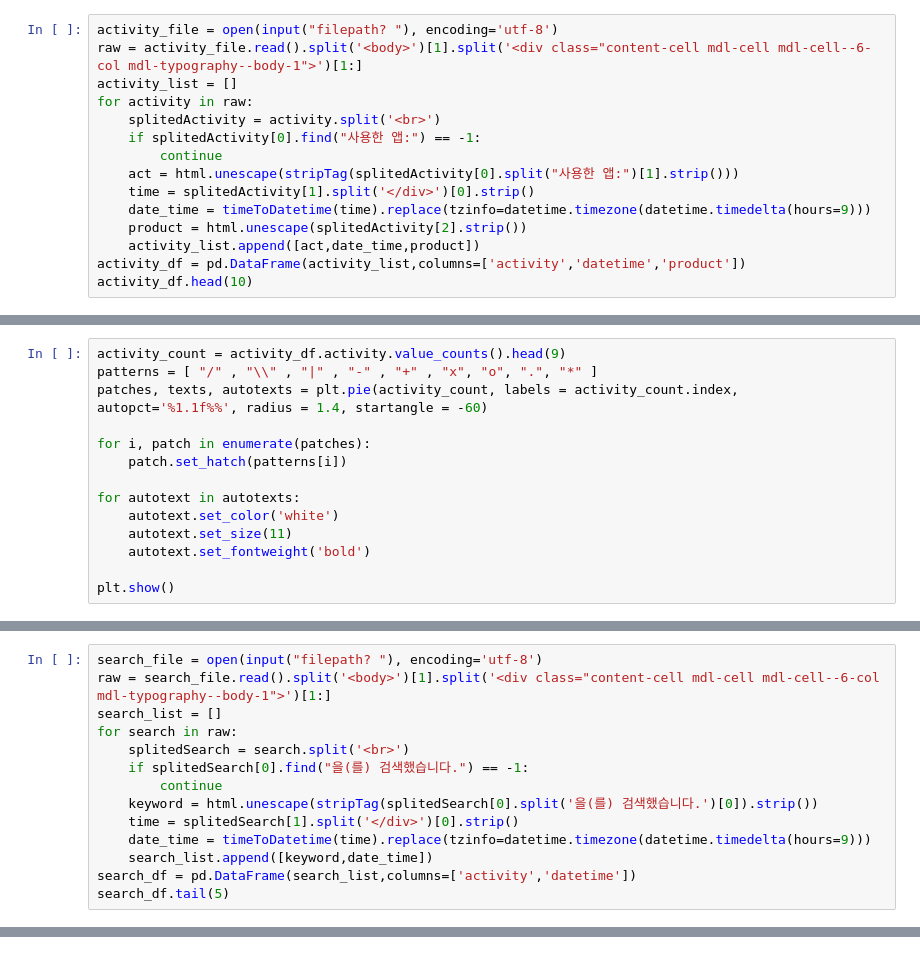
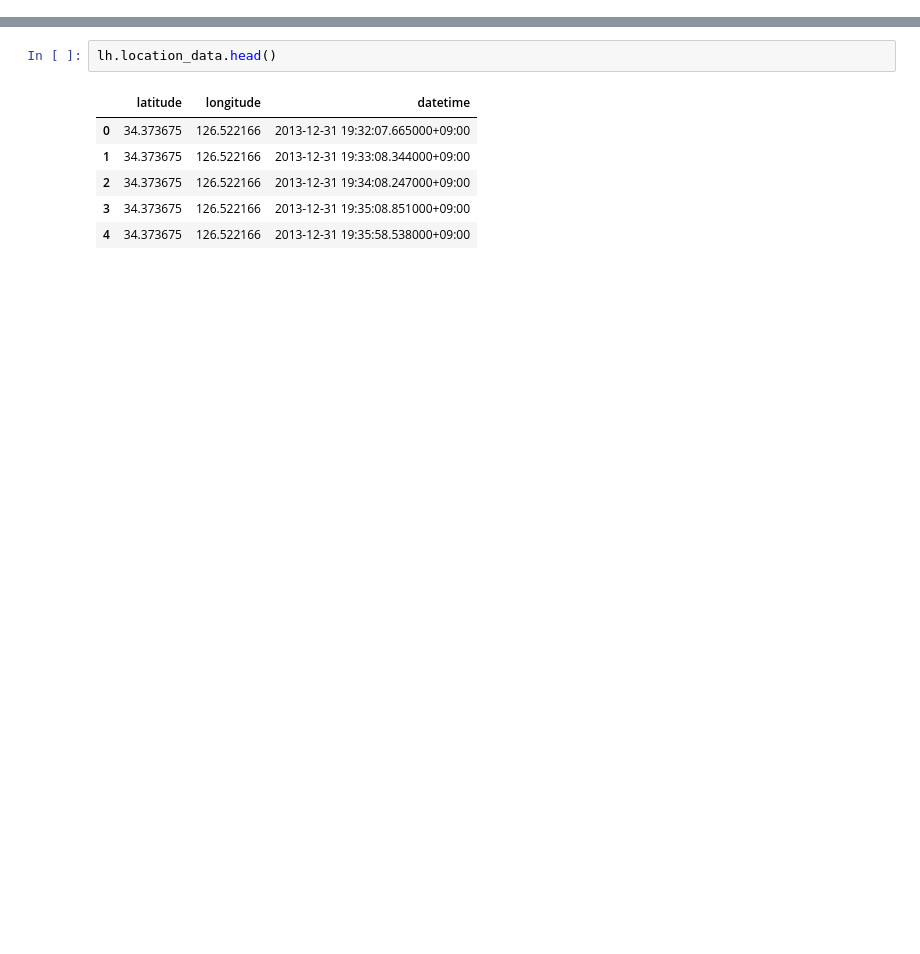
Before and after one commit to briron/google-user-data-visualization, a Jupyter notebook: google user's data visualization.ipynb, the cells around one changed output, grey strips where cells are left out. Cells and saved outputs as stored; diff of their text form; blank space fills up the shorter version.

```diff
--- a/google user's data visualization.ipynb
+++ b/google user's data visualization.ipynb
@@ -538,15 +0,0 @@ def timeToDatetime(line):
-# %%
-activity_file = open(input("filepath? "), encoding='utf-8')
-raw = activity_file.read().split('<body>')[1].split('<div class="content-cell mdl-cell mdl-cell--6-col mdl-typography--body-1">')[1:]
-activity_list = []
-for activity in raw:
-    splitedActivity = activity.split('<br>')
-    if splitedActivity[0].find("사용한 앱:") == -1:
-        continue
-    act = html.unescape(stripTag(splitedActivity[0].split("사용한 앱:")[1].strip()))
-    time = splitedActivity[1].split('</div>')[0].strip()
-    date_time = timeToDatetime(time).replace(tzinfo=datetime.timezone(datetime.timedelta(hours=9)))
-    product = html.unescape(splitedActivity[2].strip())
-    activity_list.append([act,date_time,product])
-activity_df = pd.DataFrame(activity_list,columns=['activity','datetime','product'])
-activity_df.head(10)
@@ -568,14 +0,0 @@ filepath? C:\Users\youop_84q7ud7\Desktop\takeout-20190814T164424Z-001\Takeout\
-# %%
-activity_count = activity_df.activity.value_counts().head(9)
-patterns = [ "/" , "\\" , "|" , "-" , "+" , "x", "o", ".", "*" ]
-patches, texts, autotexts = plt.pie(activity_count, labels = activity_count.index, autopct='%1.1f%%', radius = 1.4, startangle = -60)
-
-for i, patch in enumerate(patches):
-    patch.set_hatch(patterns[i])
-
-for autotext in autotexts:
-    autotext.set_color('white')
-    autotext.set_size(11)
-    autotext.set_fontweight('bold')
-
-plt.show()
@@ -695,14 +0,0 @@ fig = visualizeAppUseTimelineGrad(appTotalData, "")
-# %%
-search_file = open(input("filepath? "), encoding='utf-8')
-raw = search_file.read().split('<body>')[1].split('<div class="content-cell mdl-cell mdl-cell--6-col mdl-typography--body-1">')[1:]
-search_list = []
-for search in raw:
-    splitedSearch = search.split('<br>')
-    if splitedSearch[0].find("을(를) 검색했습니다.") == -1:
-        continue
-    keyword = html.unescape(stripTag(splitedSearch[0].split('을(를) 검색했습니다.')[0]).strip())
-    time = splitedSearch[1].split('</div>')[0].strip()
-    date_time = timeToDatetime(time).replace(tzinfo=datetime.timezone(datetime.timedelta(hours=9)))
-    search_list.append([keyword,date_time])
-search_df = pd.DataFrame(search_list,columns=['activity','datetime'])
-search_df.tail(5)
@@ -793,0 +253,9 @@ fig = visualizeKeywordTimeline(search_df)
+# %%
+lh.location_data.head()
+# %% [output]
+|  | latitude | longitude | datetime |
+| 0 | 34.373675 | 126.522166 | 2013-12-31 19:32:07.665000+09:00 |
+| 1 | 34.373675 | 126.522166 | 2013-12-31 19:33:08.344000+09:00 |
+| 2 | 34.373675 | 126.522166 | 2013-12-31 19:34:08.247000+09:00 |
+| 3 | 34.373675 | 126.522166 | 2013-12-31 19:35:08.851000+09:00 |
+| 4 | 34.373675 | 126.522166 | 2013-12-31 19:35:58.538000+09:00 |
```
Also changed, not shown: parts of 85 cells of this notebook, 3 other files.
